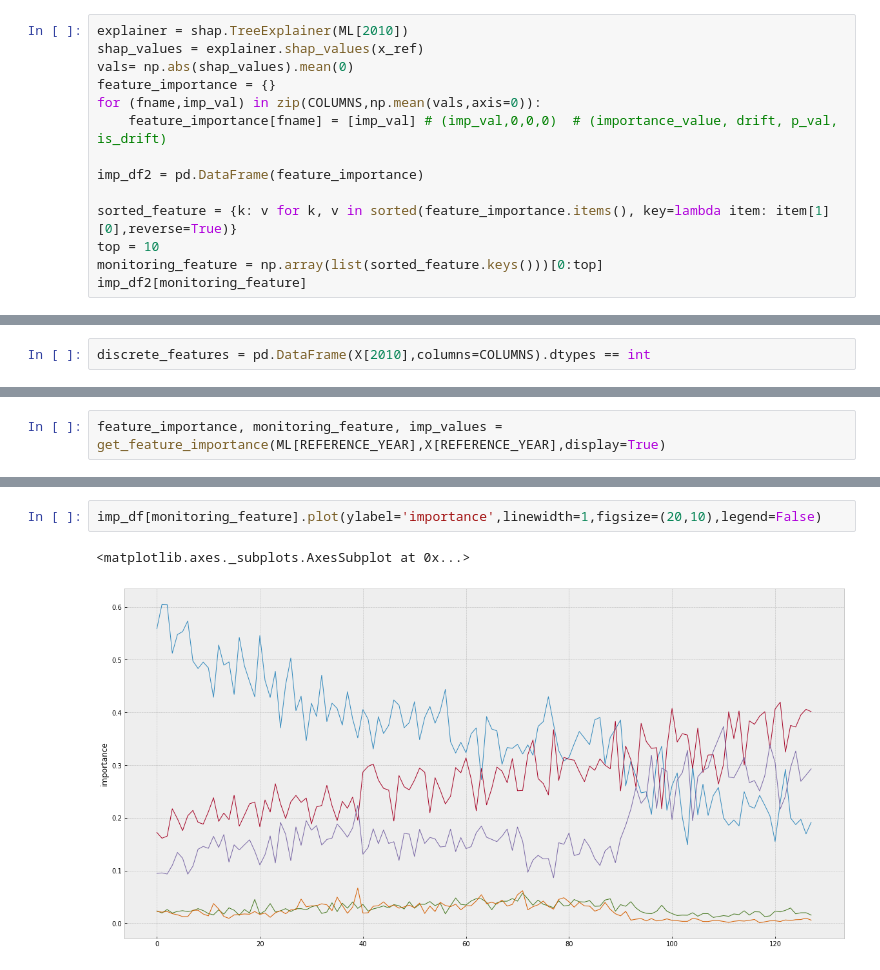
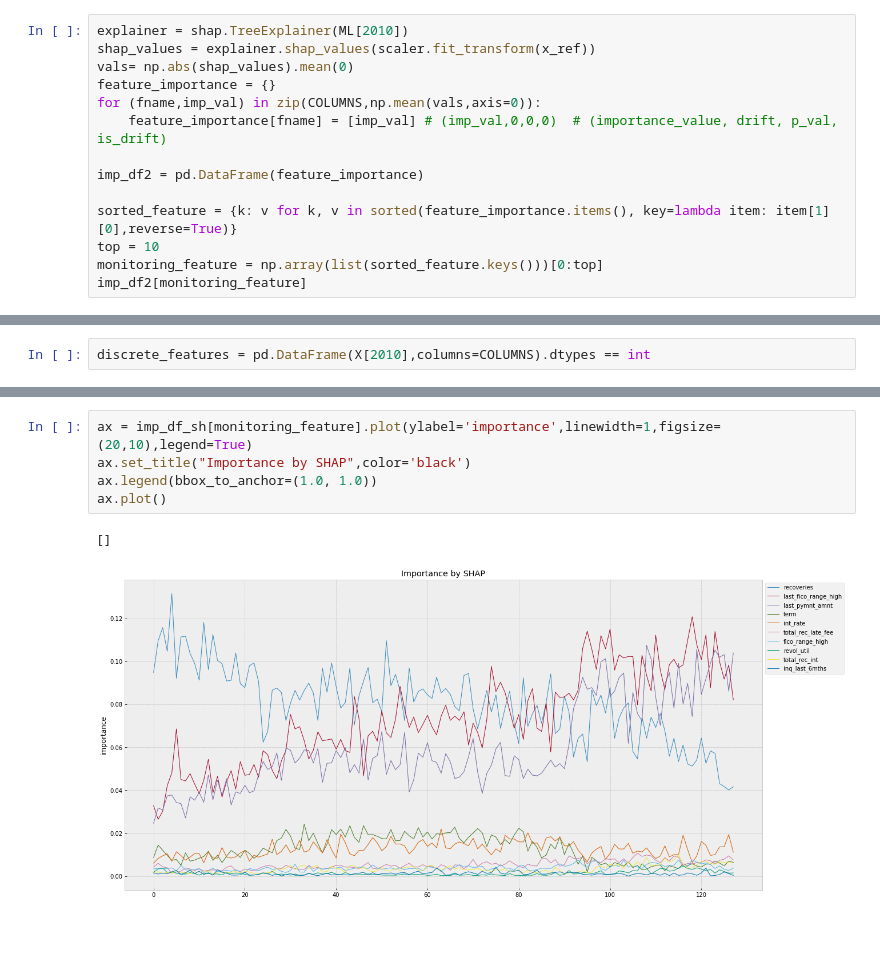
Before and after one commit to dolmani38/concept_drift, a Jupyter notebook: Concept drift의 탐지 방법_0114.ipynb, the cells around one changed output, grey strips where cells are left out. Saved outputs shown, nothing was run; the diff lists cells and outputs as text; blank space fills up the shorter version.

```diff
--- a/Concept drift의 탐지 방법_0114.ipynb
+++ b/Concept drift의 탐지 방법_0114.ipynb
@@ -475,7 +454,7 @@ import sys
 from alibi_detect.cd import ChiSquareDrift, KSDrift, ClassifierDrift
 # %%
 explainer = shap.TreeExplainer(ML[2010])
-shap_values = explainer.shap_values(x_ref)
+shap_values = explainer.shap_values(scaler.fit_transform(x_ref))
 vals= np.abs(shap_values).mean(0)
 feature_importance = {}
 for (fname,imp_val) in zip(COLUMNS,np.mean(vals,axis=0)):
@@ -584,2 +510,0 @@ X[REFERENCE_YEAR].shape
-# %%
-feature_importance, monitoring_feature, imp_values = get_feature_importance(ML[REFERENCE_YEAR],X[REFERENCE_YEAR],display=True)
@@ -663,6 +606,9 @@ df1.plot(ylabel='F1 score',linewidth=1,figsize=(20,10))
 # %%
-imp_df[monitoring_feature].plot(ylabel='importance',linewidth=1,figsize=(20,10),legend=False)
+ax = imp_df_sh[monitoring_feature].plot(ylabel='importance',linewidth=1,figsize=(20,10),legend=True)
+ax.set_title("Importance by SHAP",color='black')
+ax.legend(bbox_to_anchor=(1.0, 1.0))
+ax.plot()
 # %% [output]
-<matplotlib.axes._subplots.AxesSubplot at 0x...>
+[]
-[figure, old version]
+[figure, new version]
 # %%
```
Also changed, not shown: parts of 37 cells of this notebook.
